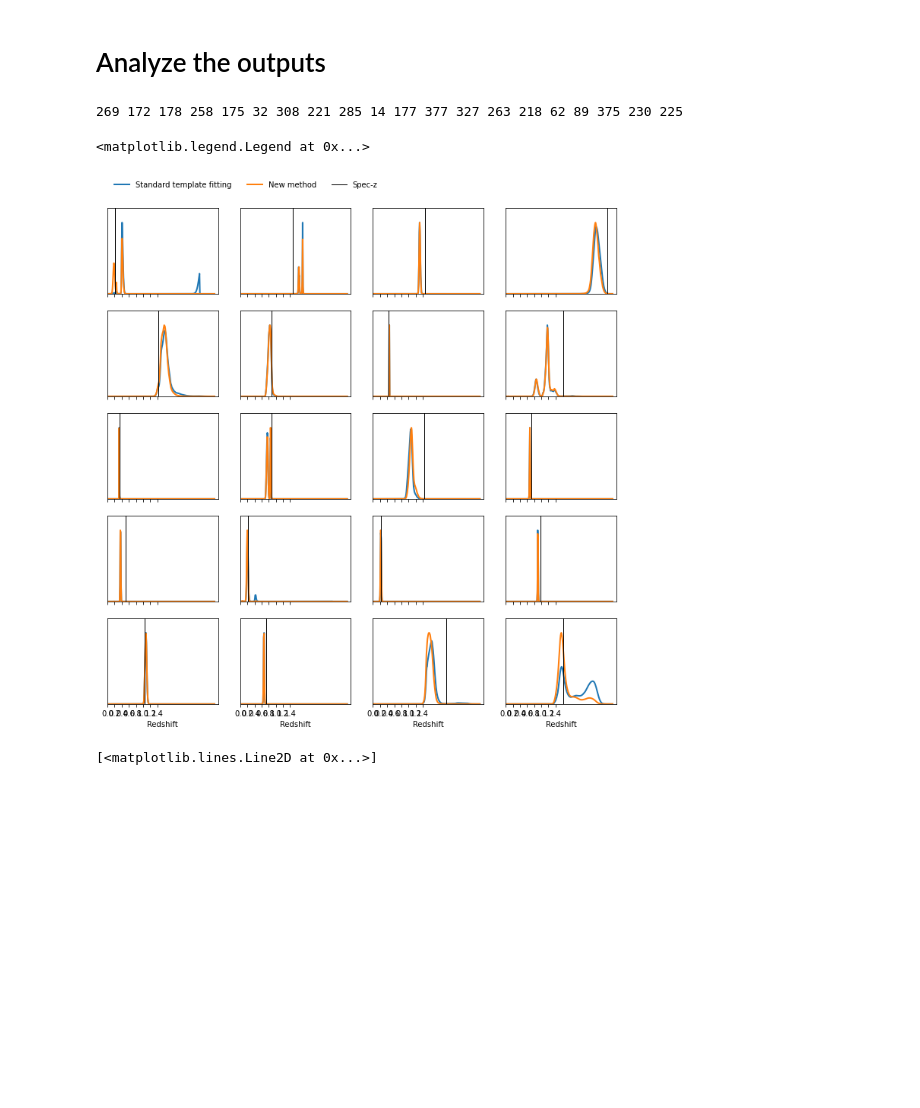
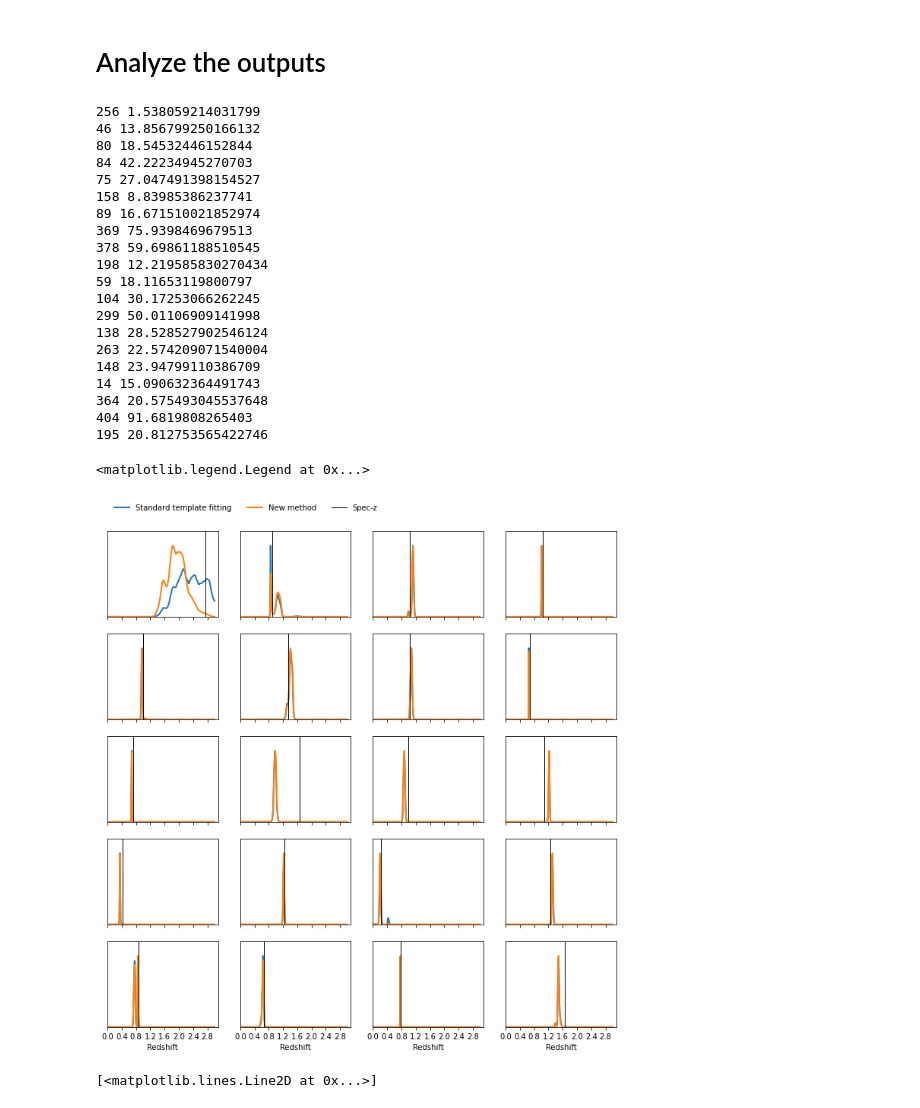
Before and after one commit to JospehCeh/Delight, a Jupyter notebook: desc-dc2/run_delight_descdc2-Sensitivity.ipynb, the cells around one changed output. Saved outputs shown, nothing was run; the diff lists cells and outputs as text; code cells hidden in the pictures; blank space fills up the shorter version.

Commit message:
little update, mainly to test git and plotting functions

```diff
--- a/desc-dc2/run_delight_descdc2-Sensitivity.ipynb
+++ b/desc-dc2/run_delight_descdc2-Sensitivity.ipynb
@@ -200,30 +204,50 @@ pdfs_cww /= np.trapz(pdfs_cww, x=redshiftGrid, axis=1)[:, None]
 # %%
 ncol = 4
 fig, axs = plt.subplots(5, ncol, figsize=(12, 12), sharex=True, sharey=False)
 axs = axs.ravel()
 z = fluxredshifts[:, redshiftColumn]
 sel = np.random.choice(nobj, axs.size, replace=False)
 lw = 2
 for ik in range(axs.size):
     k = sel[ik]
     print(k, end=" ")
     axs[ik].plot(redshiftGrid, pdfs_cww[k, :],lw=lw, label='Standard template fitting')# c="#2ecc71",
     axs[ik].plot(redshiftGrid, pdfs[k, :], lw=lw, label='New method')  #, c="#3498db"
     axs[ik].axvline(fluxredshifts[k, redshiftColumn], c="k", lw=1, label='Spec-z')
     ymax = np.max(np.concatenate((pdfs[k, :], pdfs_cww[k, :])))
+    print(ymax)
     axs[ik].set_ylim([0, ymax*1.2])
     axs[ik].set_xlim([0, 3.1])
     axs[ik].set_yticks([])
-    axs[ik].set_xticks([0.0, 0.2, 0.4, 0.6, 0.8, 1.0, 1.2, 1.4])
+    axs[ik].set_xticks([0.0, 0.4, 0.8, 1.2, 1.6, 2.0, 2.4, 2.8 ])
 for i in range(ncol):
     axs[-i-1].set_xlabel('Redshift', fontsize=10)
 axs[0].legend(ncol=3, frameon=False, loc='upper left', bbox_to_anchor=(0.0, 1.4))
 #fig.tight_layout()
 #fig.subplots_adjust(wspace=0.1, hspace=0.1, top=0.96)
 # %% [output]
-269 172 178 258 175 32 308 221 285 14 177 377 327 263 218 62 89 375 230 225
+256 1.538059214031799
+46 13.856799250166132
+80 18.54532446152844
+84 42.22234945270703
+75 27.047491398154527
+158 8.83985386237741
+89 16.671510021852974
+369 75.9398469679513
+378 59.69861188510545
+198 12.219585830270434
+59 18.11653119800797
+104 30.17253066262245
+299 50.01106909141998
+138 28.528527902546124
+263 22.574209071540004
+148 23.94799110386709
+14 15.090632364491743
+364 20.575493045537648
+404 91.6819808265403
+195 20.812753565422746
 <matplotlib.legend.Legend at 0x...>
-[figure, old version]
+[figure, new version]
 # %%
 fig, axs = plt.subplots(2, 2, figsize=(12, 12))
 zmax = 3.1
```
Also changed, not shown: parts of 6 cells of this notebook, 1 other file.
